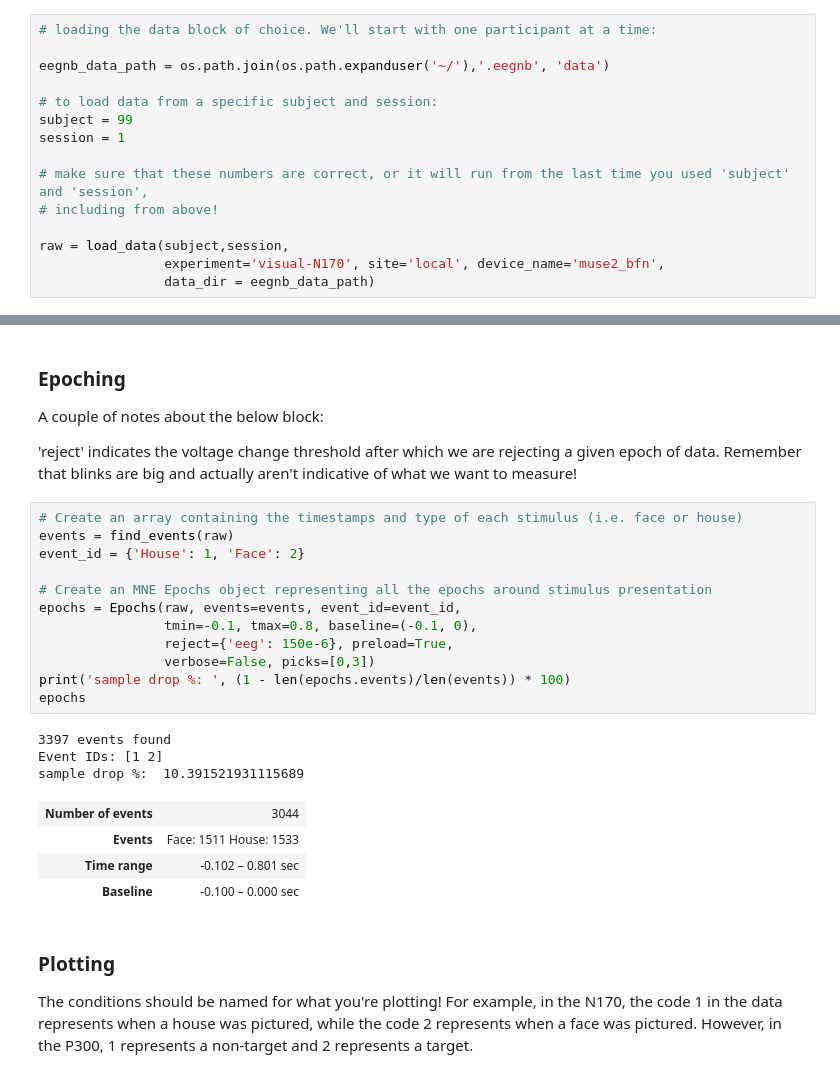
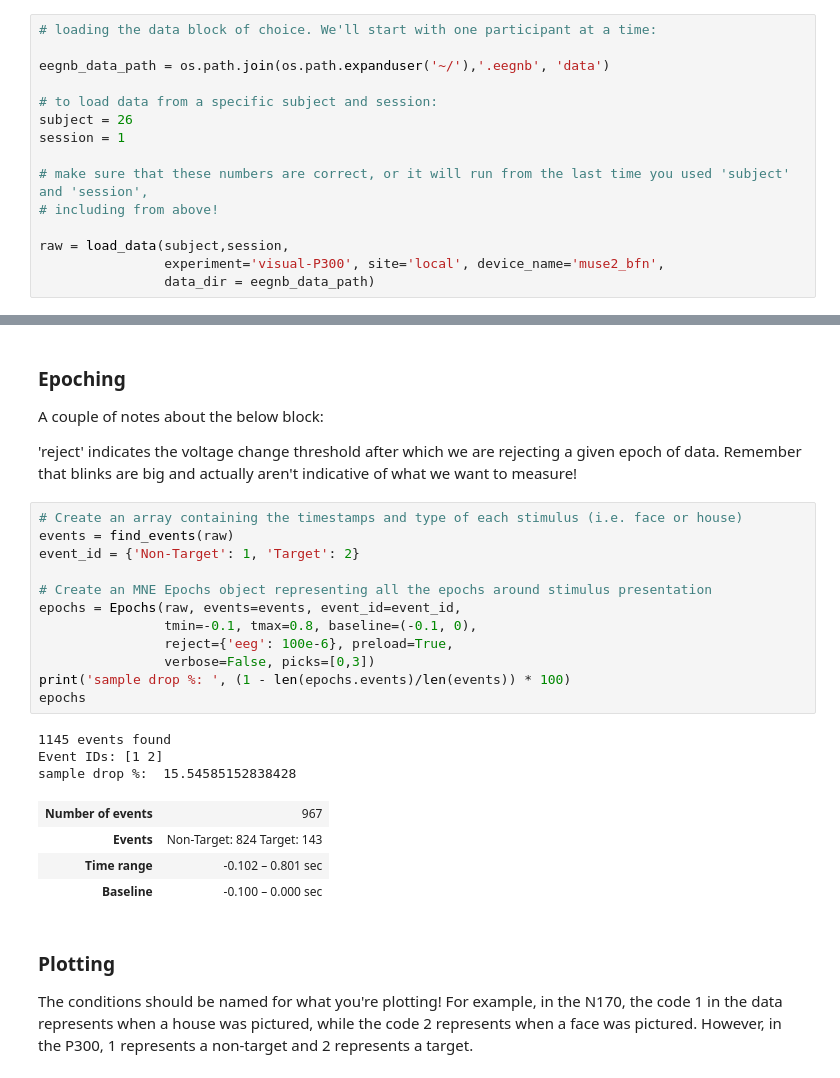
Before and after one commit to tmvchan/intro-eeg-nd, a Jupyter notebook: ss_neuro/ssneuro_analysis.ipynb, the cells around one changed output, grey strips where cells are left out. Cells and saved outputs as stored; diff of their text form.

```diff
--- a/ss_neuro/ssneuro_analysis.ipynb
+++ b/ss_neuro/ssneuro_analysis.ipynb
@@ -38,14 +38,14 @@ The visualization that we've already done for the N170 and P300 notebooks is our
 eegnb_data_path = os.path.join(os.path.expanduser('~/'),'.eegnb', 'data')
 
 # to load data from a specific subject and session:
-subject = 99
+subject = 26
 session = 1
 
 # make sure that these numbers are correct, or it will run from the last time you used 'subject' and 'session',
 # including from above!
 
 raw = load_data(subject,session,
-                experiment='visual-N170', site='local', device_name='muse2_bfn',
+                experiment='visual-P300', site='local', device_name='muse2_bfn',
                 data_dir = eegnb_data_path)
 # %% [output]
 ['TP9', 'Fp1', 'Fp2', 'TP10', 'stim']
@@ -117,21 +118,21 @@ A couple of notes about the below block:
 # %%
 # Create an array containing the timestamps and type of each stimulus (i.e. face or house)
 events = find_events(raw)
-event_id = {'House': 1, 'Face': 2}
+event_id = {'Non-Target': 1, 'Target': 2}
 
 # Create an MNE Epochs object representing all the epochs around stimulus presentation
 epochs = Epochs(raw, events=events, event_id=event_id,
                 tmin=-0.1, tmax=0.8, baseline=(-0.1, 0),
-                reject={'eeg': 150e-6}, preload=True,
+                reject={'eeg': 100e-6}, preload=True,
                 verbose=False, picks=[0,3])
 print('sample drop %: ', (1 - len(epochs.events)/len(events)) * 100)
 epochs
 # %% [output]
-3397 events found
+1145 events found
 Event IDs: [1 2]
-sample drop %:  10.391521931115689
+sample drop %:  15.54585152838428
-| Number of events | 3044 |
-| Events | Face: 1511 House: 1533 |
+| Number of events | 967 |
+| Events | Non-Target: 824 Target: 143 |
 | Time range | -0.102 – 0.801 sec |
 | Baseline | -0.100 – 0.000 sec |
 # %% [markdown]
```
Also changed, not shown: parts of 6 cells of this notebook, 28 other files.
